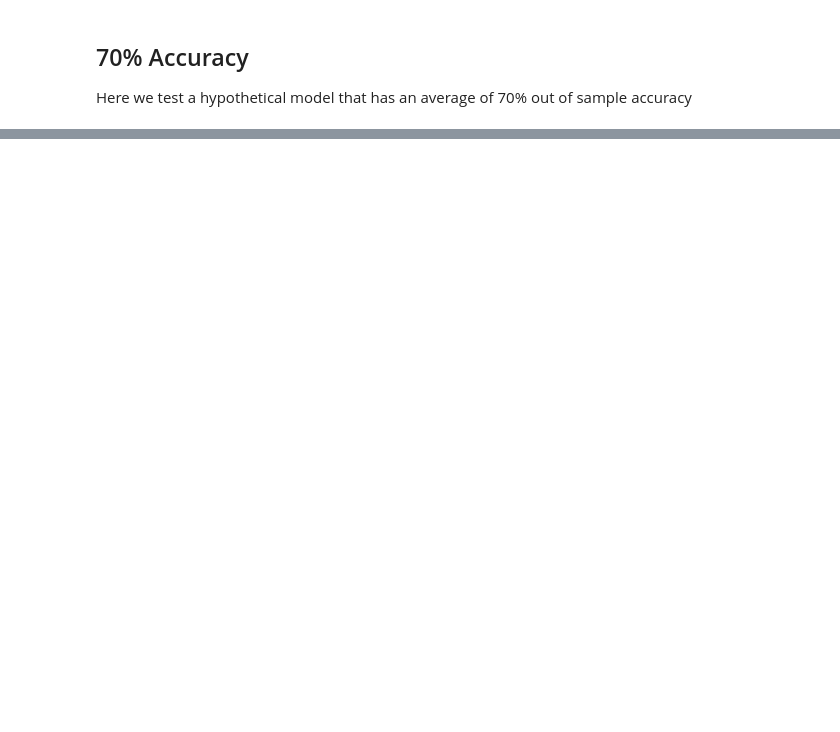
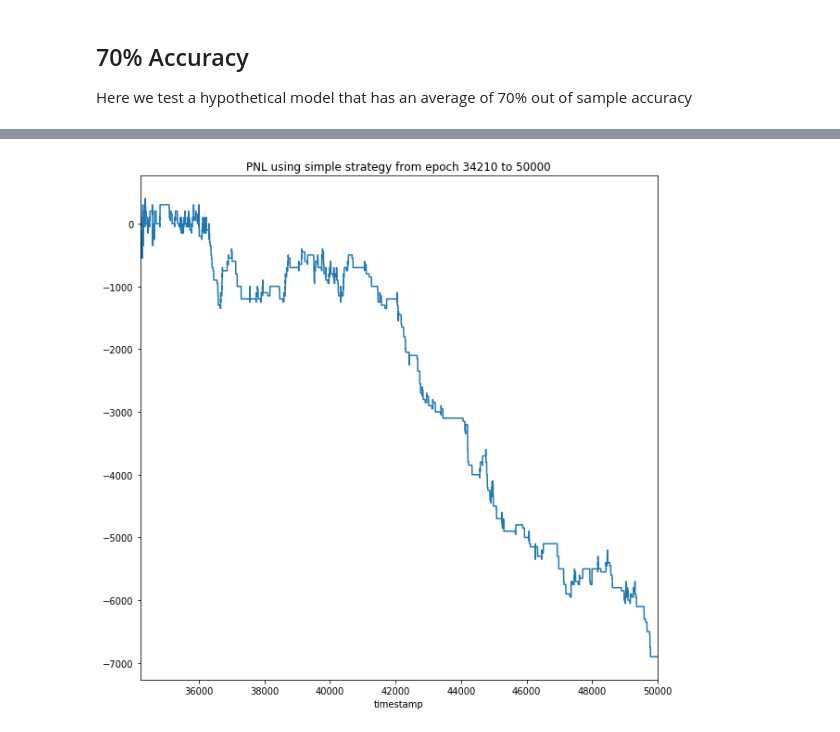
Before and after one commit to Jeremy-Coste/DL-Project-Team-E, a Jupyter notebook: OrderBook_simulator_and_fill_probability_estimator/market_making_strategy_research.ipynb, the cells around one changed output, grey strips where cells are left out. Drawn from its saved outputs; the diff is of its cells as text; code cells hidden in the pictures; blank space fills up the shorter version.

```diff
--- a/OrderBook_simulator_and_fill_probability_estimator/market_making_strategy_research.ipynb
+++ b/OrderBook_simulator_and_fill_probability_estimator/market_making_strategy_research.ipynb
@@ -108,0 +114,12 @@ plt.show()
+# %%
+strat = {1: ([2, 3, 4, 5], [2, 3, 4, 5]),
+         -1 : ([2, 3, 4, 5], [2, 3, 4, 5])}
+midprice_df = book.get_midprice_data(numupdates=1, t_start=34210, t_end=50000, tick_size=100, next_move=True)
+midprice_df.dropna(inplace=True)
+pred = (midprice_df['bq1'] >= midprice_df['aq1']).astype(int)
+pred = 2.0*(pred - 0.5)
+backtester = tss.TradingStrategyBacktester(book=book, midprice_df=midprice_df, mkt_order_on_move_predictions=True,
+                                           strategy=strat, predictions=pred,
+                                           max_exposure_dict={1:0, -1:0}, relative_queue=0.25,
+                                           set_edge_queue=0.25, tick_size=100, queue_tol=0.5)
+backtester.run_strategy()
@@ -108,0 +144,7 @@ plt.show()
+# %%
+pnls = backtester.get_pnl_series()
+pnls.cumsum().plot()
+plt.title('PNL using simple strategy from epoch 34210 to 50000')
+plt.show()
+# %% [output]
+[figure, added]
```
Also changed, not shown: parts of 6 cells of this notebook.
